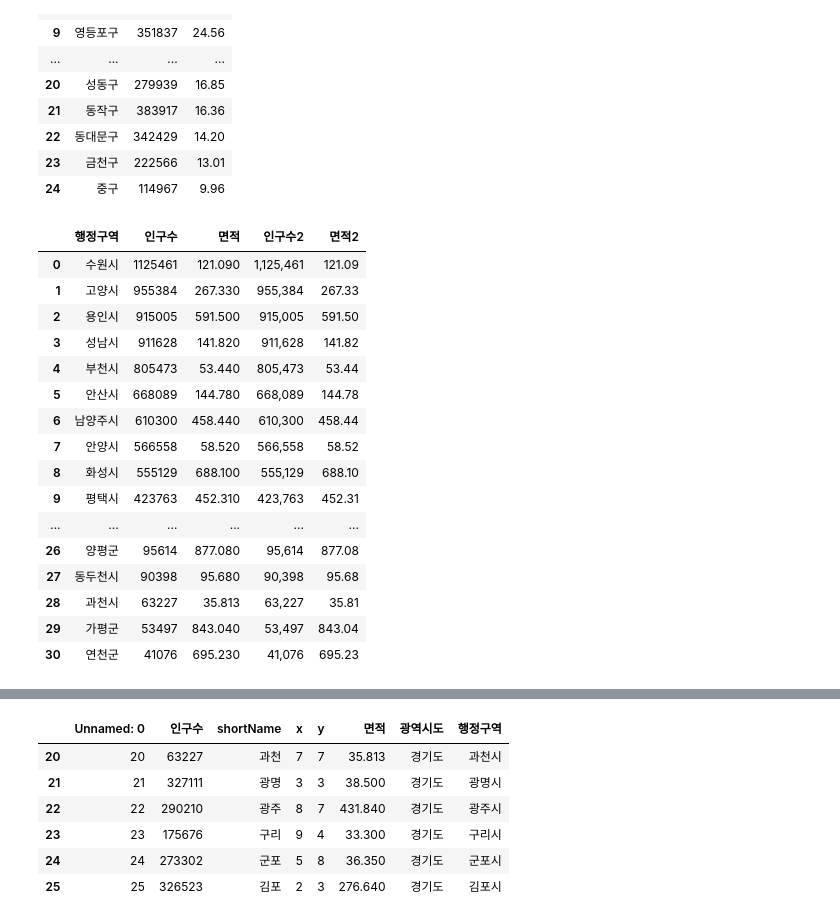
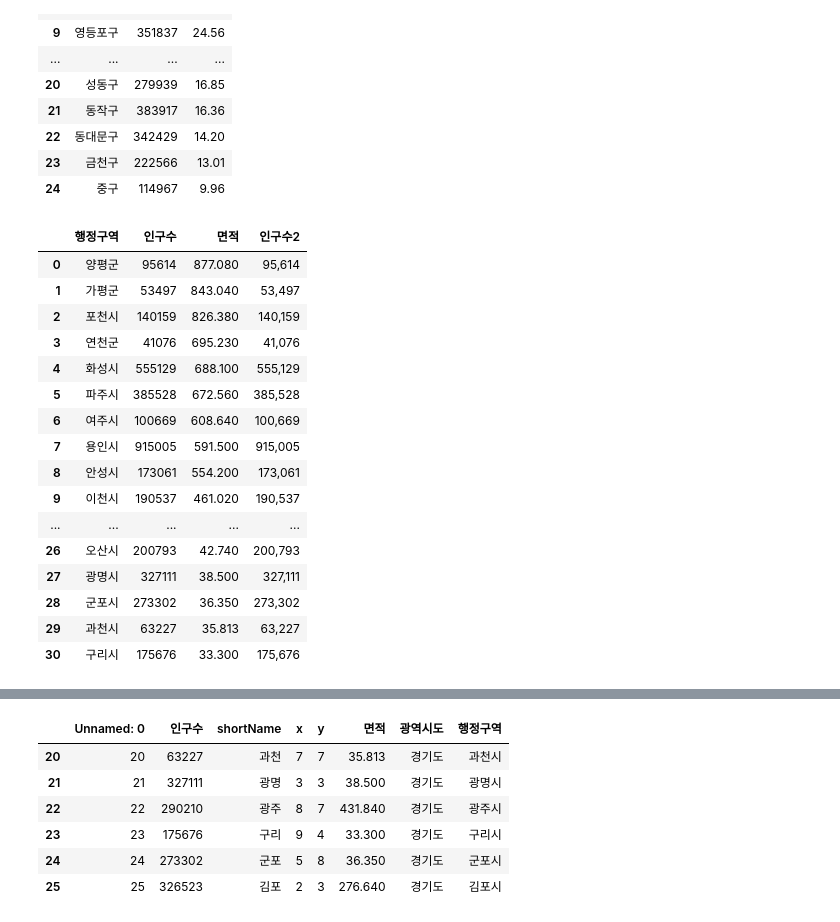
Before and after one commit to Choi-Sungyun0716/Python_WebScraping_Analysis, a Jupyter notebook: 03-1.행정구역정보_분석과시각화.ipynb, the cells around one changed output, grey strips where cells are left out. Saved outputs shown, nothing was run; the diff lists cells and outputs as text; code cells hidden in the pictures.

```diff
--- a/03-1.행정구역정보_분석과시각화.ipynb
+++ b/03-1.행정구역정보_분석과시각화.ipynb
@@ -365,23 +371,26 @@ data.loc[data['광역시도'] == '서울특별시',['행정구역','인구수','
 # %%
 #경기도에 속한 행정구역명, 인구수, 면적 선택하기 인구수를 descending 순서대로 출력하고 index reset 하여 gy_df 라는 변수에 저장하기
 #data.loc[row , col]
+gy_df = data.loc[data['광역시도'] == '경기도',['행정구역','인구수','면적']].sort_values(by="면적", ascending=False).reset_index(drop=True)
 
-# 인구수2 라는 새로운 컬럼을 생성
+# 인구수2 라는 새로운 컬럼을 생성하면서 인구수의 값에 세자리 단위로 컴마를 포함
+gy_df["인구수2"] = gy_df["인구수"].map("{:,}".format)
+gy_df
 # %% [output]
-|  | 행정구역 | 인구수 | 면적 | 인구수2 | 면적2 |
-| 0 | 수원시 | 1125461 | 121.090 | 1,125,461 | 121.09 |
-| 1 | 고양시 | 955384 | 267.330 | 955,384 | 267.33 |
-| 2 | 용인시 | 915005 | 591.500 | 915,005 | 591.50 |
-| 3 | 성남시 | 911628 | 141.820 | 911,628 | 141.82 |
-| 4 | 부천시 | 805473 | 53.440 | 805,473 | 53.44 |
-| 5 | 안산시 | 668089 | 144.780 | 668,089 | 144.78 |
-| 6 | 남양주시 | 610300 | 458.440 | 610,300 | 458.44 |
-| 7 | 안양시 | 566558 | 58.520 | 566,558 | 58.52 |
-| 8 | 화성시 | 555129 | 688.100 | 555,129 | 688.10 |
-| 9 | 평택시 | 423763 | 452.310 | 423,763 | 452.31 |
-| ... | ... | ... | ... | ... | ... |
-| 26 | 양평군 | 95614 | 877.080 | 95,614 | 877.08 |
-| 27 | 동두천시 | 90398 | 95.680 | 90,398 | 95.68 |
-| 28 | 과천시 | 63227 | 35.813 | 63,227 | 35.81 |
-| 29 | 가평군 | 53497 | 843.040 | 53,497 | 843.04 |
-| 30 | 연천군 | 41076 | 695.230 | 41,076 | 695.23 |
+|  | 행정구역 | 인구수 | 면적 | 인구수2 |
+| 0 | 양평군 | 95614 | 877.080 | 95,614 |
+| 1 | 가평군 | 53497 | 843.040 | 53,497 |
+| 2 | 포천시 | 140159 | 826.380 | 140,159 |
+| 3 | 연천군 | 41076 | 695.230 | 41,076 |
+| 4 | 화성시 | 555129 | 688.100 | 555,129 |
+| 5 | 파주시 | 385528 | 672.560 | 385,528 |
+| 6 | 여주시 | 100669 | 608.640 | 100,669 |
+| 7 | 용인시 | 915005 | 591.500 | 915,005 |
+| 8 | 안성시 | 173061 | 554.200 | 173,061 |
+| 9 | 이천시 | 190537 | 461.020 | 190,537 |
+| ... | ... | ... | ... | ... |
+| 26 | 오산시 | 200793 | 42.740 | 200,793 |
+| 27 | 광명시 | 327111 | 38.500 | 327,111 |
+| 28 | 군포시 | 273302 | 36.350 | 273,302 |
+| 29 | 과천시 | 63227 | 35.813 | 63,227 |
+| 30 | 구리시 | 175676 | 33.300 | 175,676 |
```
Also changed, not shown: parts of 53 cells of this notebook, 5 other files.
